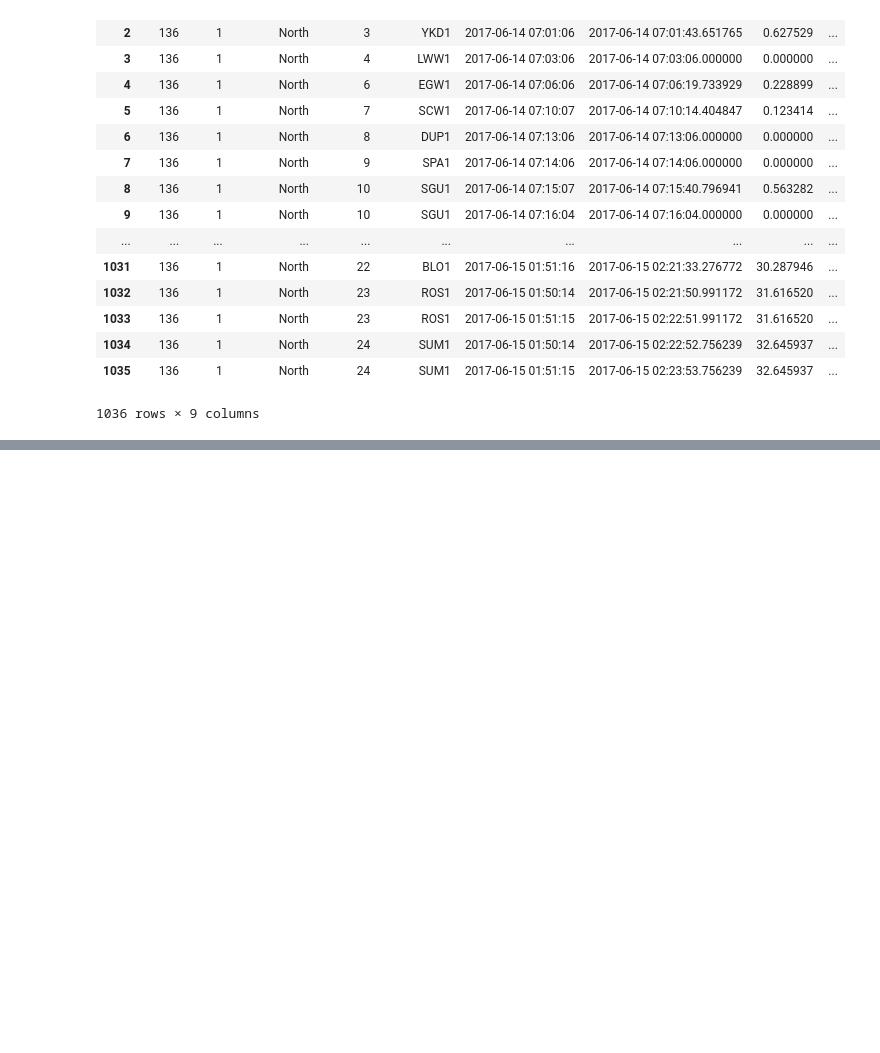
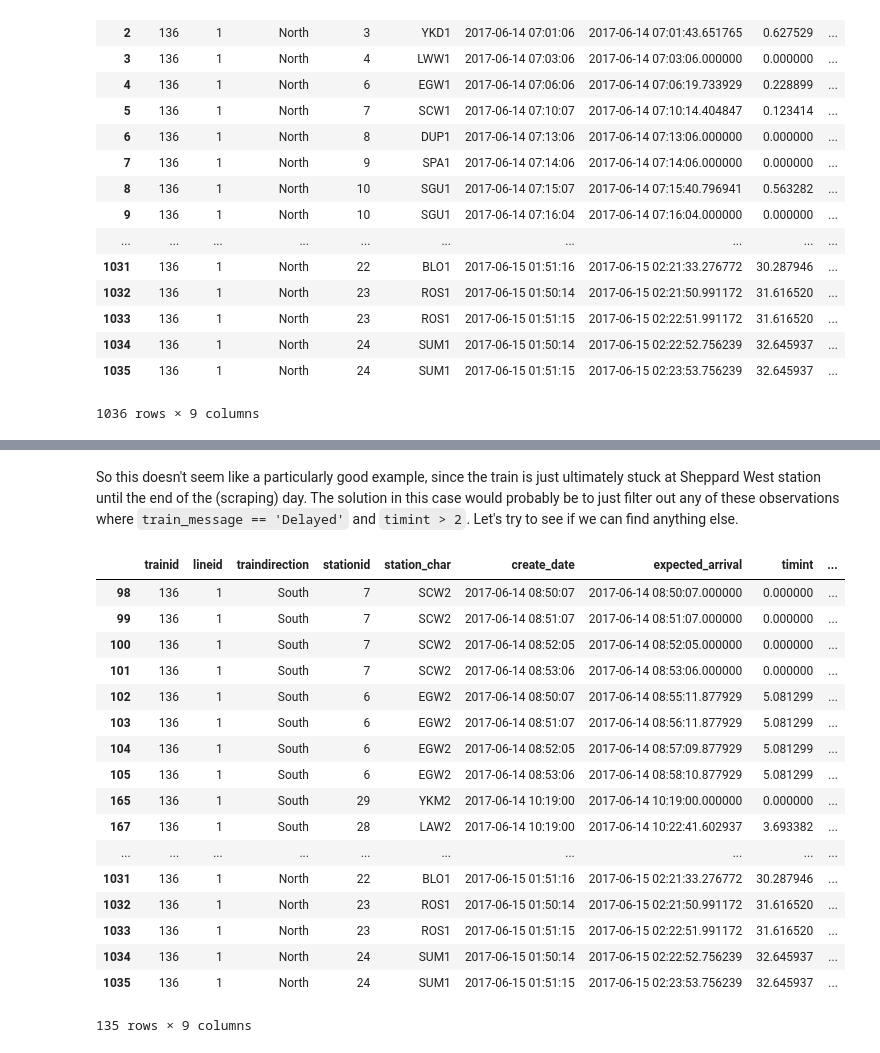
Before and after one commit to CivicTechTO/ttc_subway_times, a Jupyter notebook: doc/Filtering Observed Arrivals.ipynb, the cells around one changed output, grey strips where cells are left out. Cells and saved outputs as stored; diff of their text form; code cells hidden in the pictures; blank space fills up the shorter version.

```diff
--- a/doc/Filtering Observed Arrivals.ipynb
+++ b/doc/Filtering Observed Arrivals.ipynb
@@ -232,0 +262,23 @@ train_136
+# %% [markdown]
+So this doesn't seem like a particularly good example, since the train is just ultimately stuck at Sheppard West station until the end of the (scraping) day. The solution in this case would probably be to just filter out any of these observations where `train_message == 'Delayed'` and `timint > 2`. Let's try to see if we can find anything else.
+# %%
+train_136[train_136['train_message'] == 'Delayed']
+# %% [output]
+|  | trainid | lineid | traindirection | stationid | station_char | create_date | expected_arrival | timint | ... |
+| 98 | 136 | 1 | South | 7 | SCW2 | 2017-06-14 08:50:07 | 2017-06-14 08:50:07.000000 | 0.000000 | ... |
+| 99 | 136 | 1 | South | 7 | SCW2 | 2017-06-14 08:51:07 | 2017-06-14 08:51:07.000000 | 0.000000 | ... |
+| 100 | 136 | 1 | South | 7 | SCW2 | 2017-06-14 08:52:05 | 2017-06-14 08:52:05.000000 | 0.000000 | ... |
+| 101 | 136 | 1 | South | 7 | SCW2 | 2017-06-14 08:53:06 | 2017-06-14 08:53:06.000000 | 0.000000 | ... |
+| 102 | 136 | 1 | South | 6 | EGW2 | 2017-06-14 08:50:07 | 2017-06-14 08:55:11.877929 | 5.081299 | ... |
+| 103 | 136 | 1 | South | 6 | EGW2 | 2017-06-14 08:51:07 | 2017-06-14 08:56:11.877929 | 5.081299 | ... |
+| 104 | 136 | 1 | South | 6 | EGW2 | 2017-06-14 08:52:05 | 2017-06-14 08:57:09.877929 | 5.081299 | ... |
+| 105 | 136 | 1 | South | 6 | EGW2 | 2017-06-14 08:53:06 | 2017-06-14 08:58:10.877929 | 5.081299 | ... |
+| 165 | 136 | 1 | South | 29 | YKM2 | 2017-06-14 10:19:00 | 2017-06-14 10:19:00.000000 | 0.000000 | ... |
+| 167 | 136 | 1 | South | 28 | LAW2 | 2017-06-14 10:19:00 | 2017-06-14 10:22:41.602937 | 3.693382 | ... |
+| ... | ... | ... | ... | ... | ... | ... | ... | ... | ... |
+| 1031 | 136 | 1 | North | 22 | BLO1 | 2017-06-15 01:51:16 | 2017-06-15 02:21:33.276772 | 30.287946 | ... |
+| 1032 | 136 | 1 | North | 23 | ROS1 | 2017-06-15 01:50:14 | 2017-06-15 02:21:50.991172 | 31.616520 | ... |
+| 1033 | 136 | 1 | North | 23 | ROS1 | 2017-06-15 01:51:15 | 2017-06-15 02:22:51.991172 | 31.616520 | ... |
+| 1034 | 136 | 1 | North | 24 | SUM1 | 2017-06-15 01:50:14 | 2017-06-15 02:22:52.756239 | 32.645937 | ... |
+| 1035 | 136 | 1 | North | 24 | SUM1 | 2017-06-15 01:51:15 | 2017-06-15 02:23:53.756239 | 32.645937 | ... |
+135 rows × 9 columns
```
Also changed, not shown: parts of 9 cells of this notebook.
